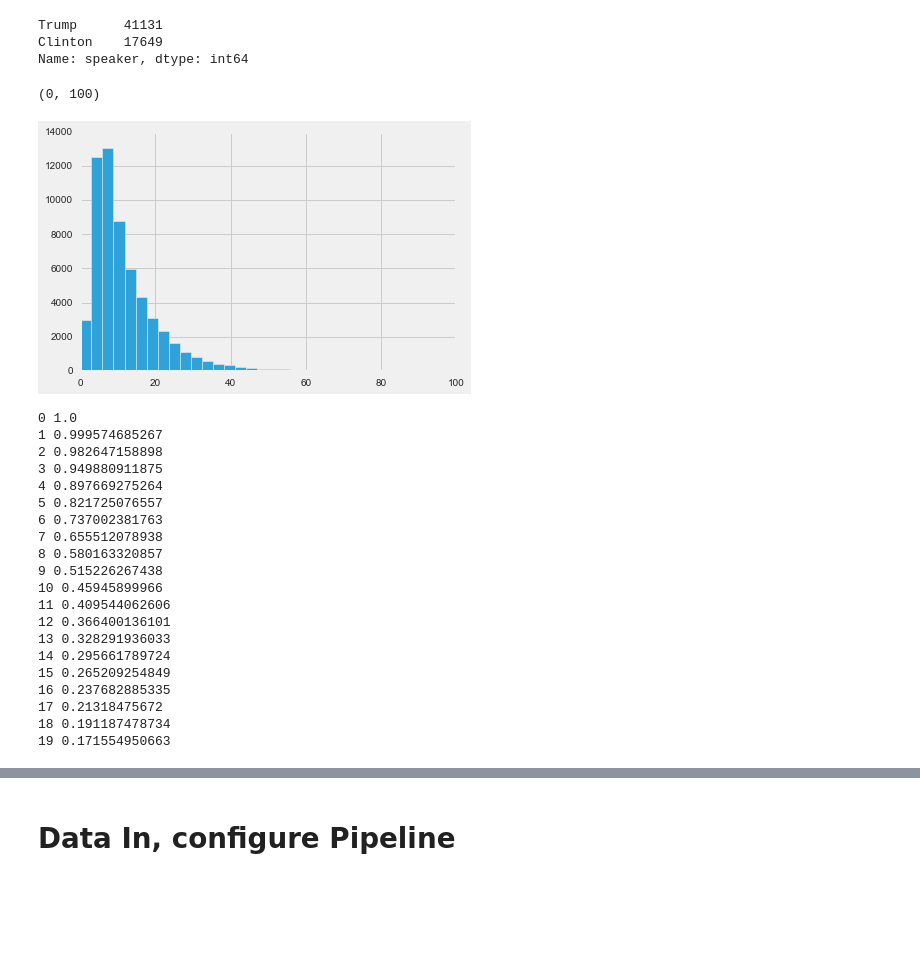
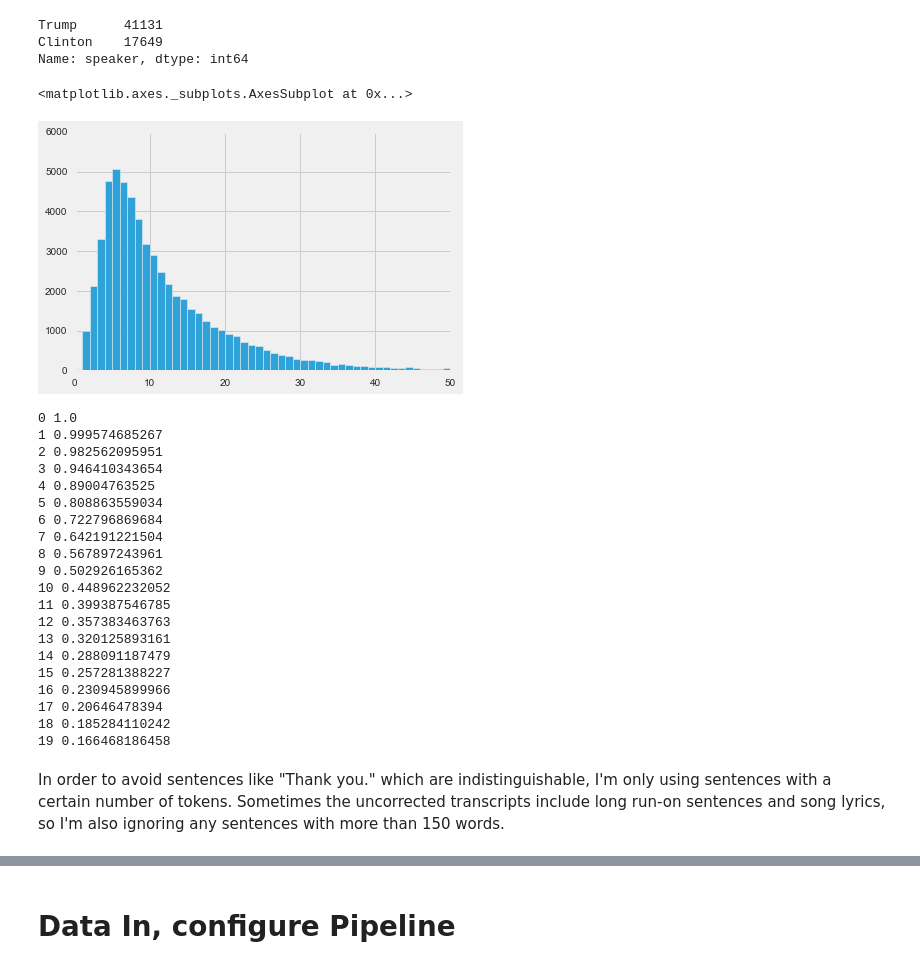
Before and after one commit to JesseGalef/TrumpiestSentences, a Jupyter notebook: Transcript modeling Pared Down.ipynb, the cells around one changed output, grey strips where cells are left out. Cells and saved outputs as stored; diff of their text form; code cells hidden in the pictures; blank space fills up the shorter version.

```diff
--- a/Transcript modeling Pared Down.ipynb
+++ b/Transcript modeling Pared Down.ipynb
@@ -226,6 +197,8 @@ long_df.speaker.value_counts()
 Trump      97
 Clinton    89
 Name: speaker, dtype: int64
+# %%
+regex_token_pattern = "\\b[\\w\']+\\b"
 # %%
 %%time
 sentence_list = []
@@ -240,7 +213,7 @@ for idx, speech in long_df.iterrows():
         sent_info['date'] = speech.date
         sent_info['title'] = speech.title
         sent_info['speech_idx'] = idx
-        sent_info['tokens'] = len(re.findall('\\b\\w+\\b', sentence))
+        sent_info['tokens'] = len(re.findall(regex_token_pattern, sentence))
         sentence_list.append(sent_info)
 raw_df = pd.DataFrame(sentence_list)
 # %% [output]
@@ -253,8 +226,8 @@ Trump      41131
 Clinton    17649
 Name: speaker, dtype: int64
 # %%
-raw_df[raw_df.tokens <=200].tokens.hist(bins=50)
-plt.xlim([0,100])
+raw_df[raw_df.tokens <=50].tokens.hist(bins=50)
+# plt.xlim([0,50])
 # %% [output]
-(0, 100)
+<matplotlib.axes._subplots.AxesSubplot at 0x...>
-[figure, old version]
+[figure, new version]
@@ -265,25 +240,30 @@ declarations['Clinton'] = '2015-04-11'
 # %%
+
 for i in range(20):
     print i, len(raw_df[raw_df.tokens>=i])/float(len(raw_df))
 # %% [output]
 0 1.0
 1 0.999574685267
-2 0.982647158898
-3 0.949880911875
-4 0.897669275264
-5 0.821725076557
-6 0.737002381763
-7 0.655512078938
-8 0.580163320857
-9 0.515226267438
-10 0.45945899966
-11 0.409544062606
-12 0.366400136101
-13 0.328291936033
-14 0.295661789724
-15 0.265209254849
-16 0.237682885335
-17 0.21318475672
-18 0.191187478734
-19 0.171554950663
+2 0.982562095951
+3 0.946410343654
+4 0.89004763525
+5 0.808863559034
+6 0.722796869684
+7 0.642191221504
+8 0.567897243961
+9 0.502926165362
+10 0.448962232052
+11 0.399387546785
+12 0.357383463763
+13 0.320125893161
+14 0.288091187479
+15 0.257281388227
+16 0.230945899966
+17 0.20646478394
+18 0.185284110242
+19 0.166468186458
+# %% [markdown]
+In order to avoid sentences like "Thank you." which are indistinguishable, I'm only using
+sentences with a certain number of tokens.
+Sometimes the uncorrected transcripts include long run-on sentences and song lyrics, so I'm also ignoring any sentences with more than 150 words.
 # %%
```
Also changed, not shown: parts of 53 cells of this notebook, 5 other files.
